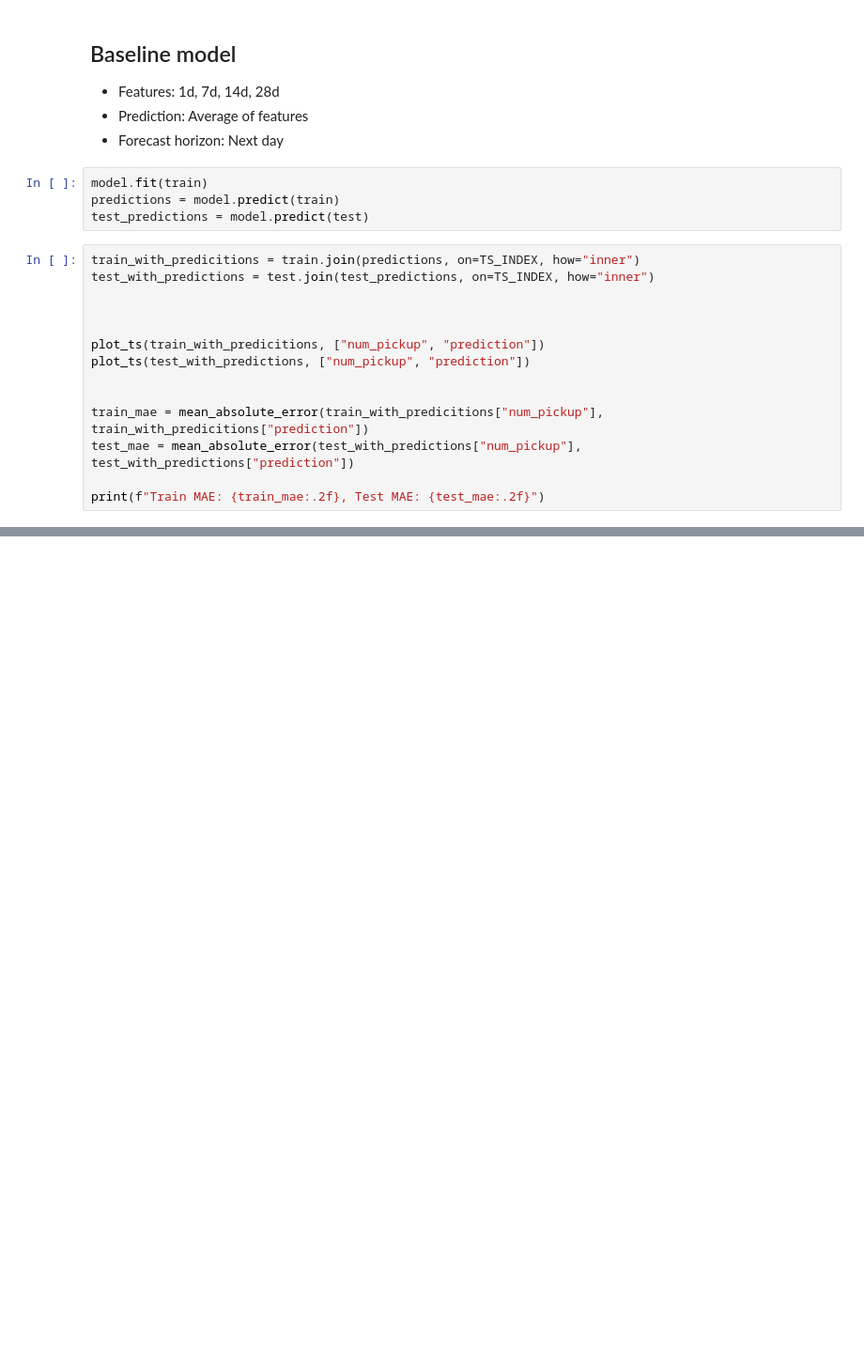
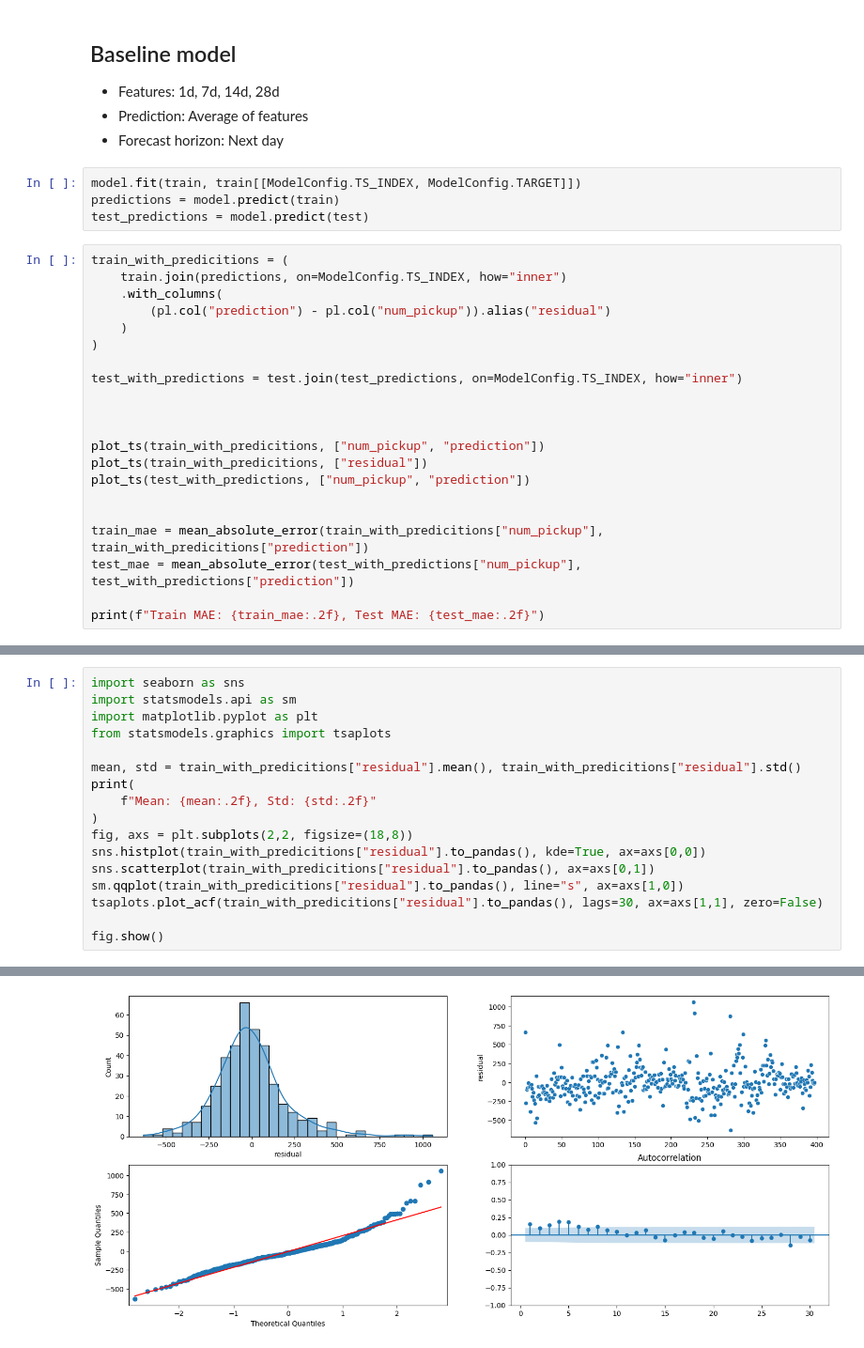
Before and after one commit to slafaurie/taxi_demand_service, a Jupyter notebook: notebooks/03_baseline_model.ipynb, the cells around one changed output, grey strips where cells are left out. Shown: that part at 94% size. Drawn from its saved outputs; the diff is of its cells as text; blank space fills up the shorter version.

Commit message:
add residuals diagnostics

```diff
--- a/notebooks/03_baseline_model.ipynb
+++ b/notebooks/03_baseline_model.ipynb
@@ -50,16 +50,23 @@ train.shape, test.shape, train.head()
 - Prediction: Average of features
 - Forecast horizon: Next day
 # %%
-model.fit(train)
+model.fit(train, train[[ModelConfig.TS_INDEX, ModelConfig.TARGET]])
 predictions = model.predict(train)
 test_predictions = model.predict(test)
 # %%
-train_with_predicitions = train.join(predictions, on=TS_INDEX, how="inner")
-test_with_predictions = test.join(test_predictions, on=TS_INDEX, how="inner")
+train_with_predicitions = (
+    train.join(predictions, on=ModelConfig.TS_INDEX, how="inner")
+    .with_columns(
+        (pl.col("prediction") - pl.col("num_pickup")).alias("residual")
+    )
+)
+
+test_with_predictions = test.join(test_predictions, on=ModelConfig.TS_INDEX, how="inner")
 
 
 
 plot_ts(train_with_predicitions, ["num_pickup", "prediction"])
+plot_ts(train_with_predicitions, ["residual"])
 plot_ts(test_with_predictions, ["num_pickup", "prediction"])
 
 
@@ -71,0 +92,18 @@ Train MAE: 187.63, Test MAE: 153.41
+# %%
+import seaborn as sns
+import statsmodels.api as sm
+import matplotlib.pyplot as plt
+from statsmodels.graphics import tsaplots
+
+mean, std = train_with_predicitions["residual"].mean(), train_with_predicitions["residual"].std()
+print(
+    f"Mean: {mean:.2f}, Std: {std:.2f}"
+)
+fig, axs = plt.subplots(2,2, figsize=(18,8))
+sns.histplot(train_with_predicitions["residual"].to_pandas(), kde=True, ax=axs[0,0])
+sns.scatterplot(train_with_predicitions["residual"].to_pandas(), ax=axs[0,1])
+sm.qqplot(train_with_predicitions["residual"].to_pandas(), line="s", ax=axs[1,0])
+tsaplots.plot_acf(train_with_predicitions["residual"].to_pandas(), lags=30, ax=axs[1,1], zero=False)
+
+fig.show()
+# %% [output]
@@ -71,0 +112 @@ Train MAE: 187.63, Test MAE: 153.41
+[figure, added]
```
Also changed, not shown: parts of 5 cells of this notebook, 4 other files.
